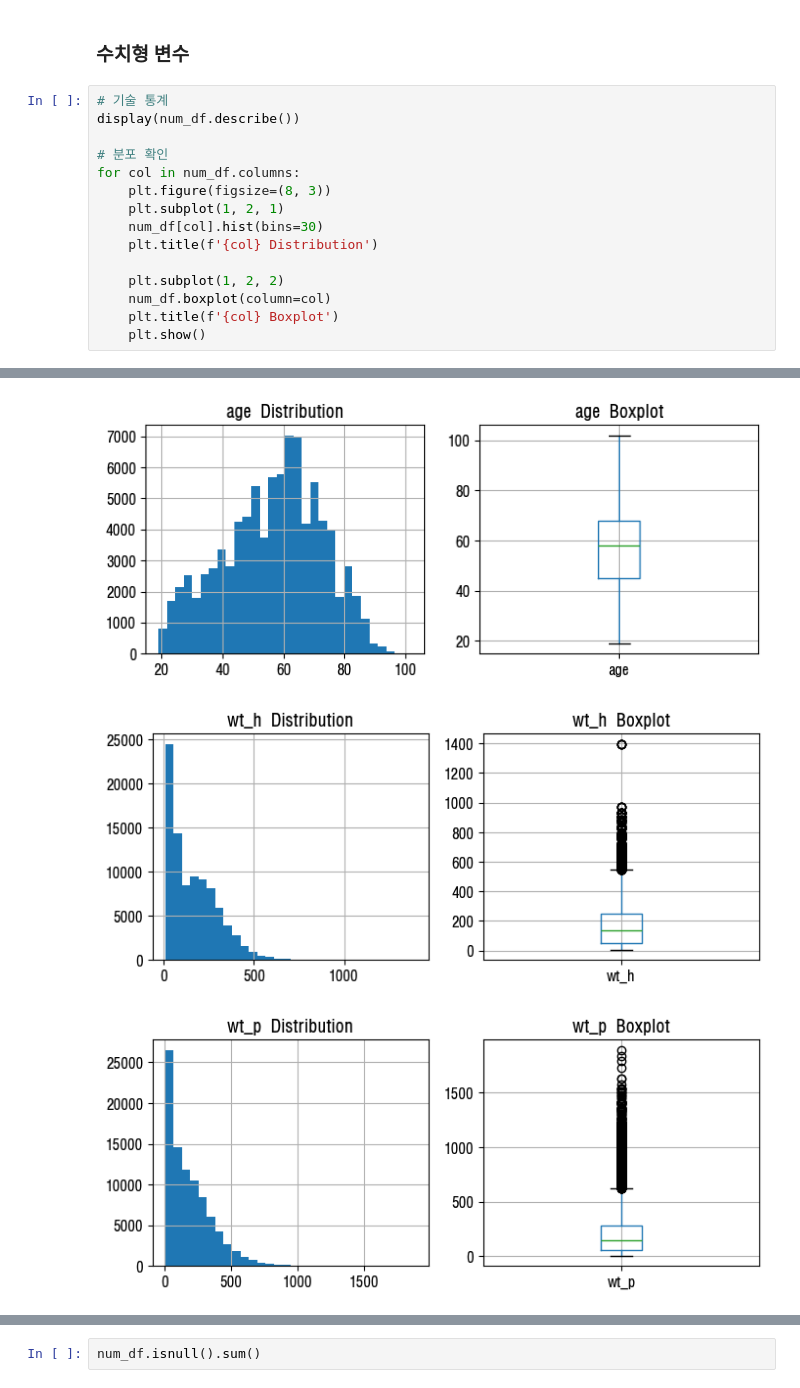
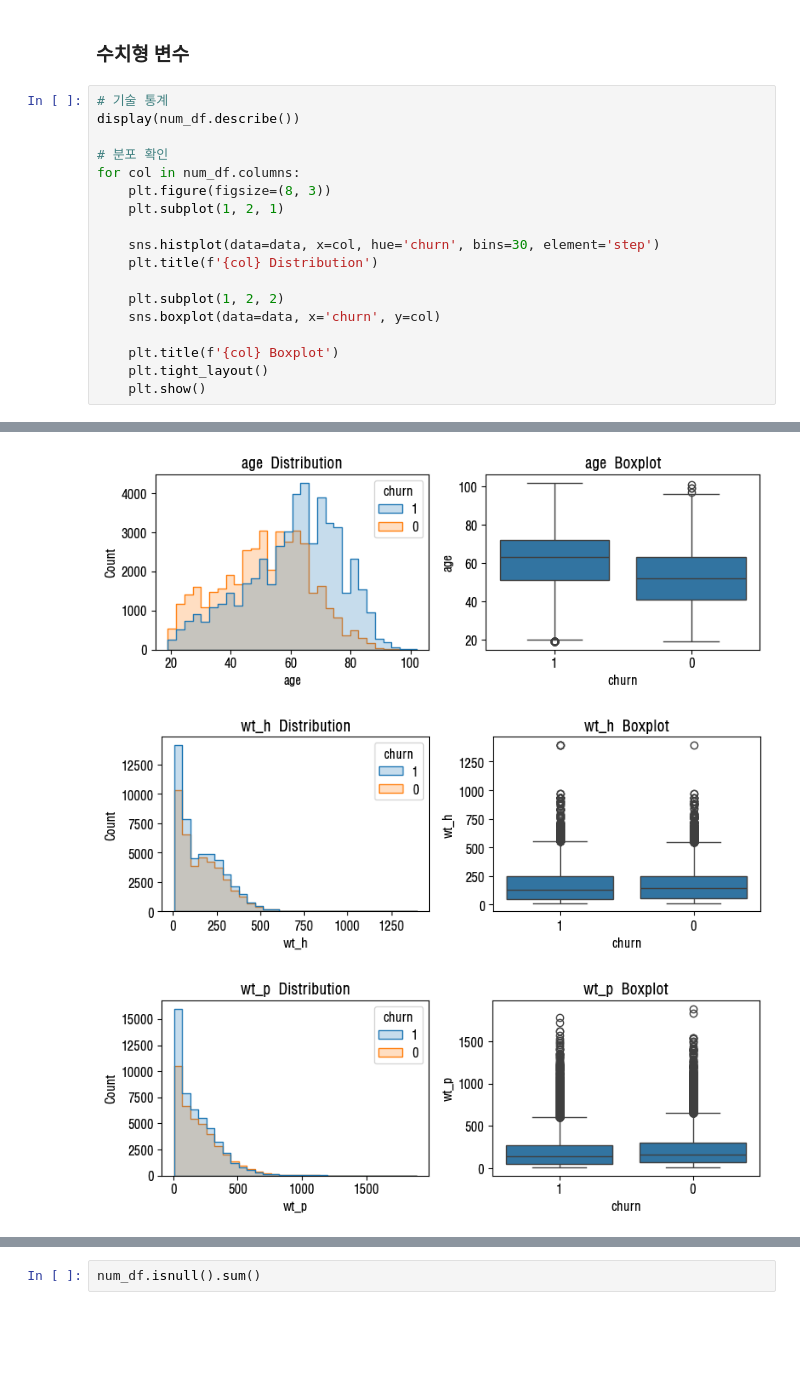
Before and after one commit to SKNetworks-AI19-250818/SKN19-2nd-2Team, a Jupyter notebook: notebooks/sosodoit/eda__basic_household.ipynb, the cells around one changed output, grey strips where cells are left out. Saved outputs shown, nothing was run; the diff lists cells and outputs as text; blank space fills up the shorter version.

```diff
--- a/notebooks/sosodoit/eda__basic_household.ipynb
+++ b/notebooks/sosodoit/eda__basic_household.ipynb
@@ -57,28 +57,31 @@ print("범주형 변수 개수:", len(obj_df.columns))
 # %%
 # 기술 통계
 display(num_df.describe())
 
 # 분포 확인
 for col in num_df.columns:
     plt.figure(figsize=(8, 3))
     plt.subplot(1, 2, 1)
-    num_df[col].hist(bins=30)
+
+    sns.histplot(data=data, x=col, hue='churn', bins=30, element='step')
     plt.title(f'{col} Distribution')
 
     plt.subplot(1, 2, 2)
-    num_df.boxplot(column=col)
+    sns.boxplot(data=data, x='churn', y=col)
+
     plt.title(f'{col} Boxplot')
+    plt.tight_layout()
     plt.show()
 # %% [output]
 |  | age | wt_h | wt_p | mbhld_co | reside_adult_co | fma_13z1 | fma_14z1 |
 | count | 89822.000000 | 89822.000000 | 89822.000000 | 89822.000000 | 89822.000000 | 89822.000000 | 89822.000000 |
 | mean | 56.454454 | 162.632419 | 196.463480 | 2.416357 | 2.144252 | 74968.515865 | 16699.711752 |
 | std | 16.196991 | 130.031028 | 173.320939 | 1.133535 | 0.884861 | 31077.774696 | 34374.276411 |
 | min | 19.000000 | 7.000000 | 6.281900 | 1.000000 | 1.000000 | 0.000000 | 0.000000 |
 | 25% | 45.000000 | 47.814820 | 57.827160 | 2.000000 | 2.000000 | 88888.000000 | 200.000000 |
 | 50% | 58.000000 | 135.764780 | 150.605580 | 2.000000 | 2.000000 | 88888.000000 | 400.000000 |
 | 75% | 68.000000 | 247.947680 | 285.559790 | 3.000000 | 2.000000 | 88888.000000 | 800.000000 |
 | max | 102.000000 | 1397.930470 | 1890.404270 | 10.000000 | 8.000000 | 99999.000000 | 99999.000000 |
-[figure, old version]
+[figure, new version]
-[figure, old version]
+[figure, new version]
-[figure, old version]
+[figure, new version]
```
Also changed, not shown: parts of 11 cells of this notebook.
